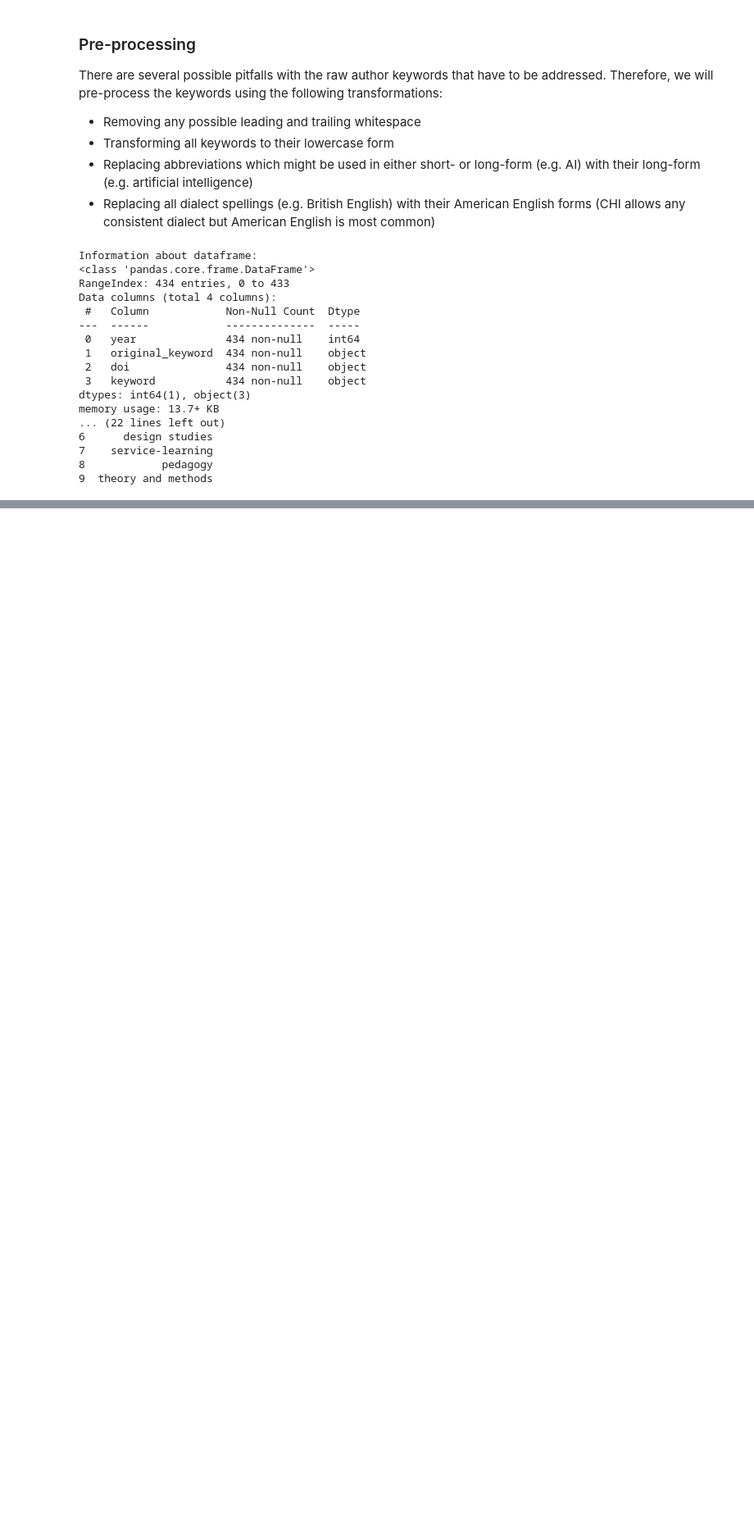
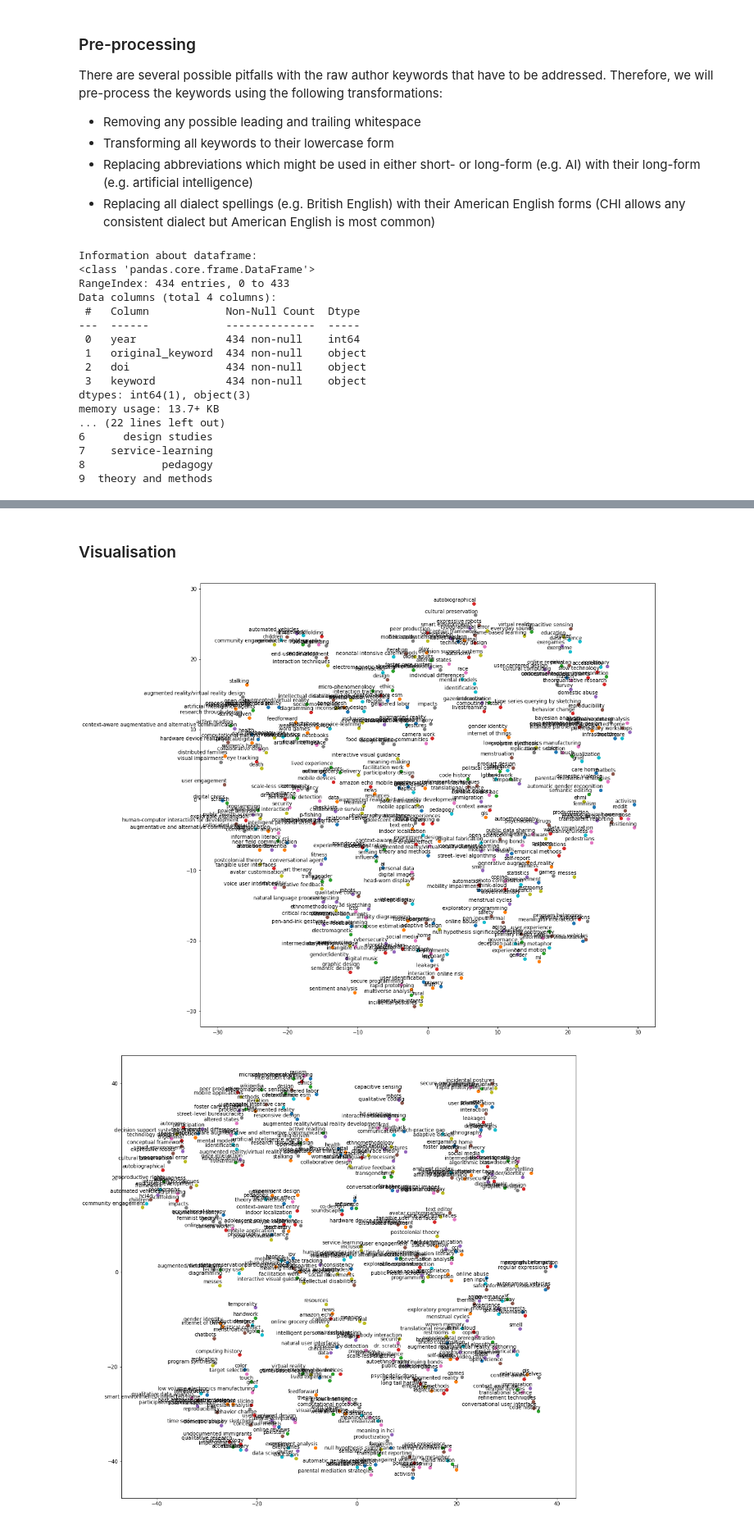
Before and after one commit to christophajohns/keywords-to-success, a Jupyter notebook: keyword_analysis.ipynb, the cells around one changed output, grey strips where cells are left out. Shown at 82% size. Drawn from its saved outputs; the diff is of its cells as text; code cells hidden in the pictures; blank space fills up the shorter version.

Commit message:
First try at analysis and visualisation

```diff
--- a/keyword_analysis.ipynb
+++ b/keyword_analysis.ipynb
@@ -29,6 +29,7 @@ def print_dataframe_summary(dataframe: pd.DataFrame, include_description=False,
         print(dataframe.describe())
 # %%
 best_papers = pd.read_csv("best_papers.csv", delimiter=";", converters={"keywords": string_to_list})
+best_papers.rename(columns={"keywords": "original_keywords"}, inplace=True)
 
 print_dataframe_summary(best_papers)
 # %% [output]
@@ -55,7 +56,7 @@ None
 Next, since we are interested in individual keywords and their co-occurences, we normalise the DataFrame to have one keyword per row.
 # %%
 # Explode (have one row for every keyword)
-keywords = best_papers.explode("keywords").rename(columns={"keywords": "original_keyword"})
+keywords = best_papers.explode("original_keywords").rename(columns={"original_keywords": "original_keyword"})
 
 print_dataframe_summary(keywords)
 # %% [output]
@@ -149,0 +204,16 @@ memory usage: 13.7+ KB
+# %%
+import numpy as np
+from sklearn.feature_extraction.text import CountVectorizer
+from sklearn.metrics.pairwise import cosine_similarity
+
+best_papers["joined_keywords"] = best_papers["keywords"].apply(lambda keywords: "; ".join(keywords))
+
+vectorizer = CountVectorizer()
+X = vectorizer.fit_transform(best_papers["joined_keywords"])
+#print(vectorizer.get_feature_names())
+#print(X.toarray())
+
+cosine_similarities = pd.DataFrame(cosine_similarity(X.toarray()))
+best_papers = pd.concat([best_papers, cosine_similarities], axis=1)
+
+print_dataframe_summary(best_papers)
@@ -149,0 +238,2 @@ memory usage: 13.7+ KB
+# %% [markdown]
+### Visualisation
@@ -149,0 +266,38 @@ memory usage: 13.7+ KB
+# %%
+import matplotlib.pyplot as plt
+
+def tsne_plot(model, perplexity=20):
+    """Creates a TSNE model and plots it."""
+    labels = []
+    tokens = []
+
+    for word in model.wv.vocab:
+        tokens.append(model[word])
+        labels.append(word)
+
+    tsne_model = TSNE(perplexity=perplexity, n_components=2, init='pca', n_iter=1000, random_state=23)
+    new_values = tsne_model.fit_transform(tokens)
+
+    x = []
+    y = []
+    for value in new_values:
+        x.append(value[0])
+        y.append(value[1])
+
+    plt.figure(figsize=(16, 16))
+    for i in range(len(x)):
+        plt.scatter(x[i],y[i])
+        plt.annotate(labels[i],
+                     xy=(x[i], y[i]),
+                     xytext=(5, 2),
+                     textcoords='offset points',
+                     ha='right',
+                     va='bottom')
+    plt.show()
+
+tsne_plot(model)
+tsne_plot(model, perplexity=10)
+tsne_plot(model, perplexity=20)
+# %% [output]
+[figure, added]
+[figure, added]
```
Also changed, not shown: parts of 12 cells of this notebook, 2 other files.
